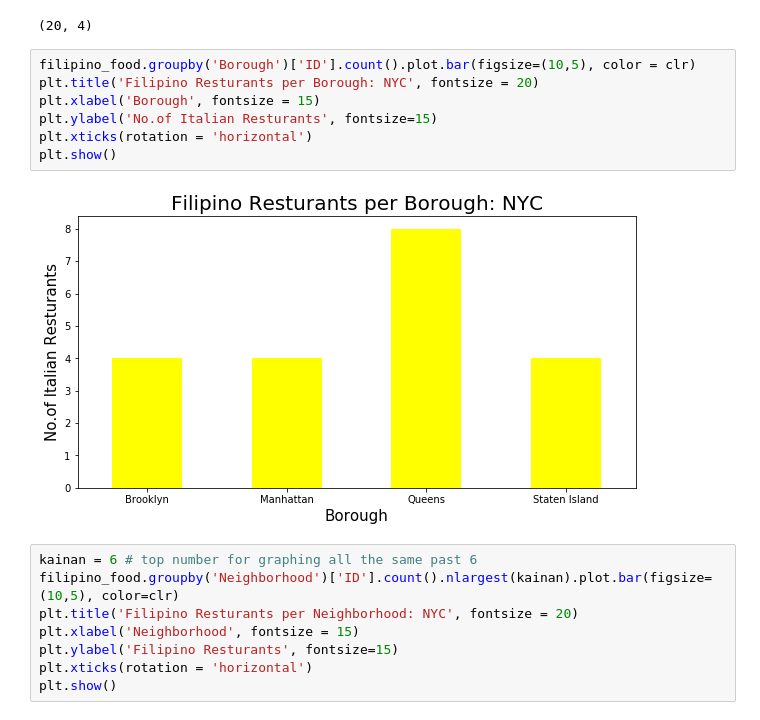
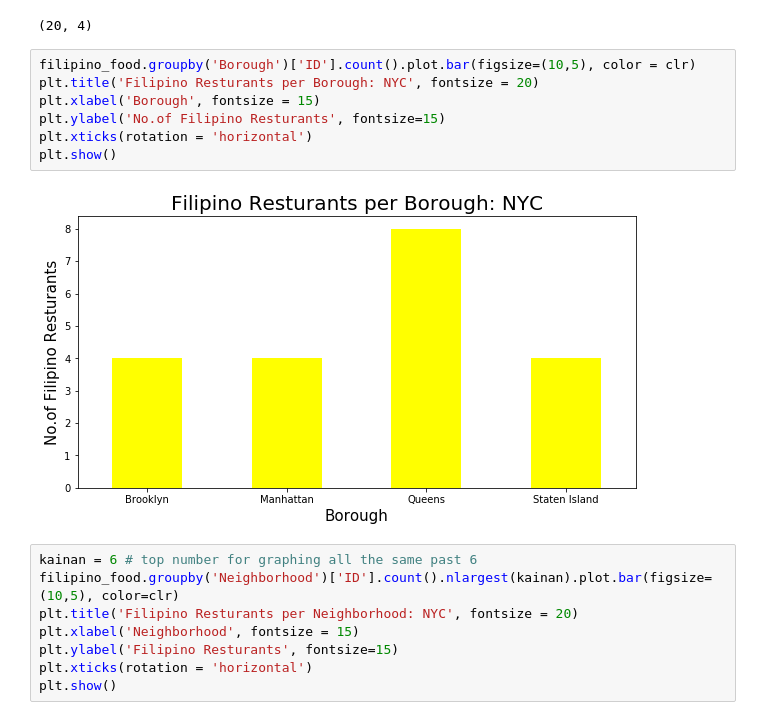
Before and after one commit to Joey51/Coursera_Capstone, a Jupyter notebook: Battle of the Neighborhood week 2.ipynb, the cells around one changed output. Drawn from its saved outputs; the diff is of its cells as text.

```diff
--- a/Battle of the Neighborhood week 2.ipynb
+++ b/Battle of the Neighborhood week 2.ipynb
@@ -235,12 +235,12 @@ filipino_food.shape
 # %%
 filipino_food.groupby('Borough')['ID'].count().plot.bar(figsize=(10,5), color = clr)
 plt.title('Filipino Resturants per Borough: NYC', fontsize = 20)
 plt.xlabel('Borough', fontsize = 15)
-plt.ylabel('No.of Italian Resturants', fontsize=15)
+plt.ylabel('No.of Filipino Resturants', fontsize=15)
 plt.xticks(rotation = 'horizontal')
 plt.show()
 # %% [output]
-[figure, old version]
+[figure, new version]
 # %%
 kainan = 6 # top number for graphing all the same past 6
 filipino_food.groupby('Neighborhood')['ID'].count().nlargest(kainan).plot.bar(figsize=(10,5), color=clr)
```
